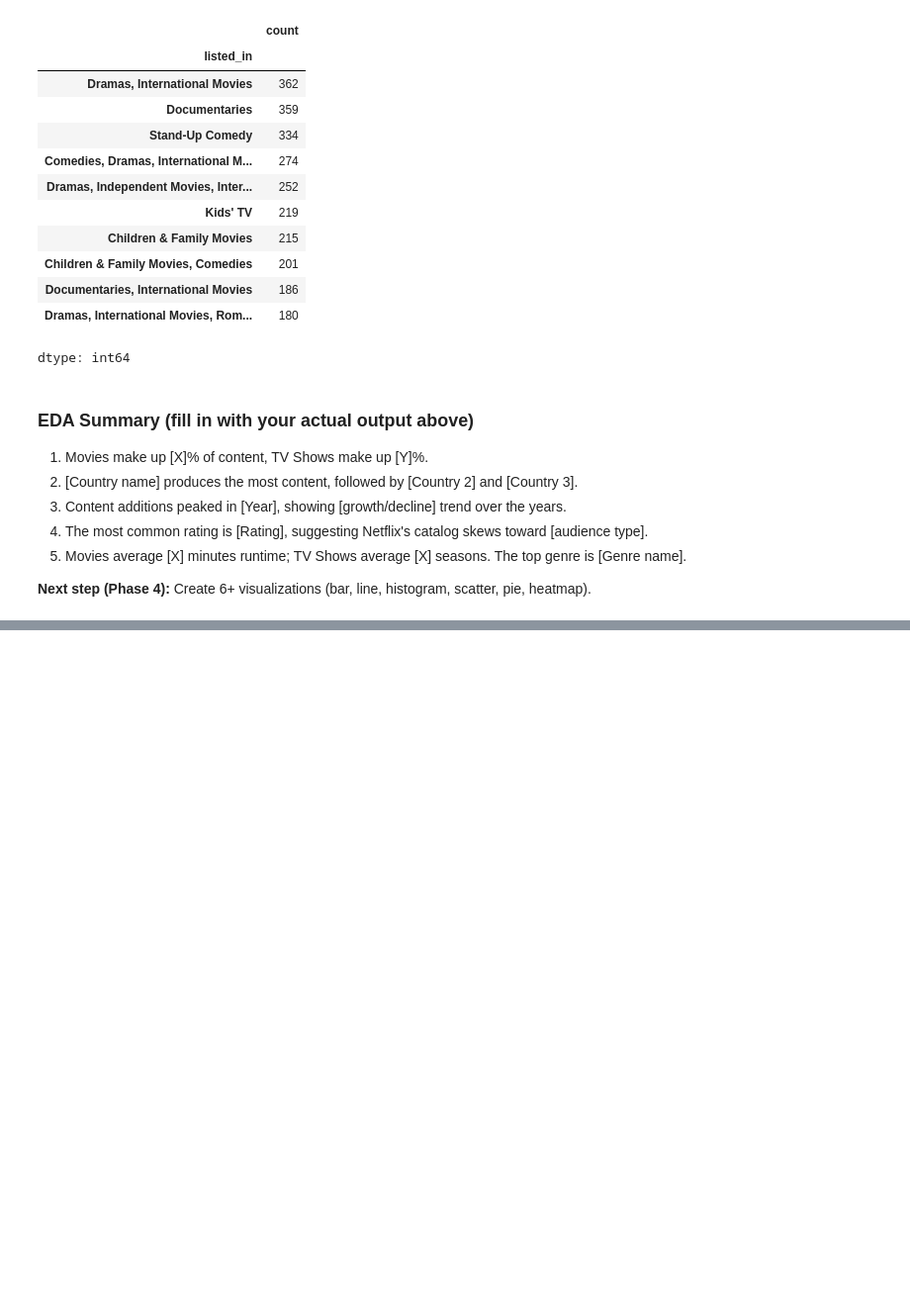
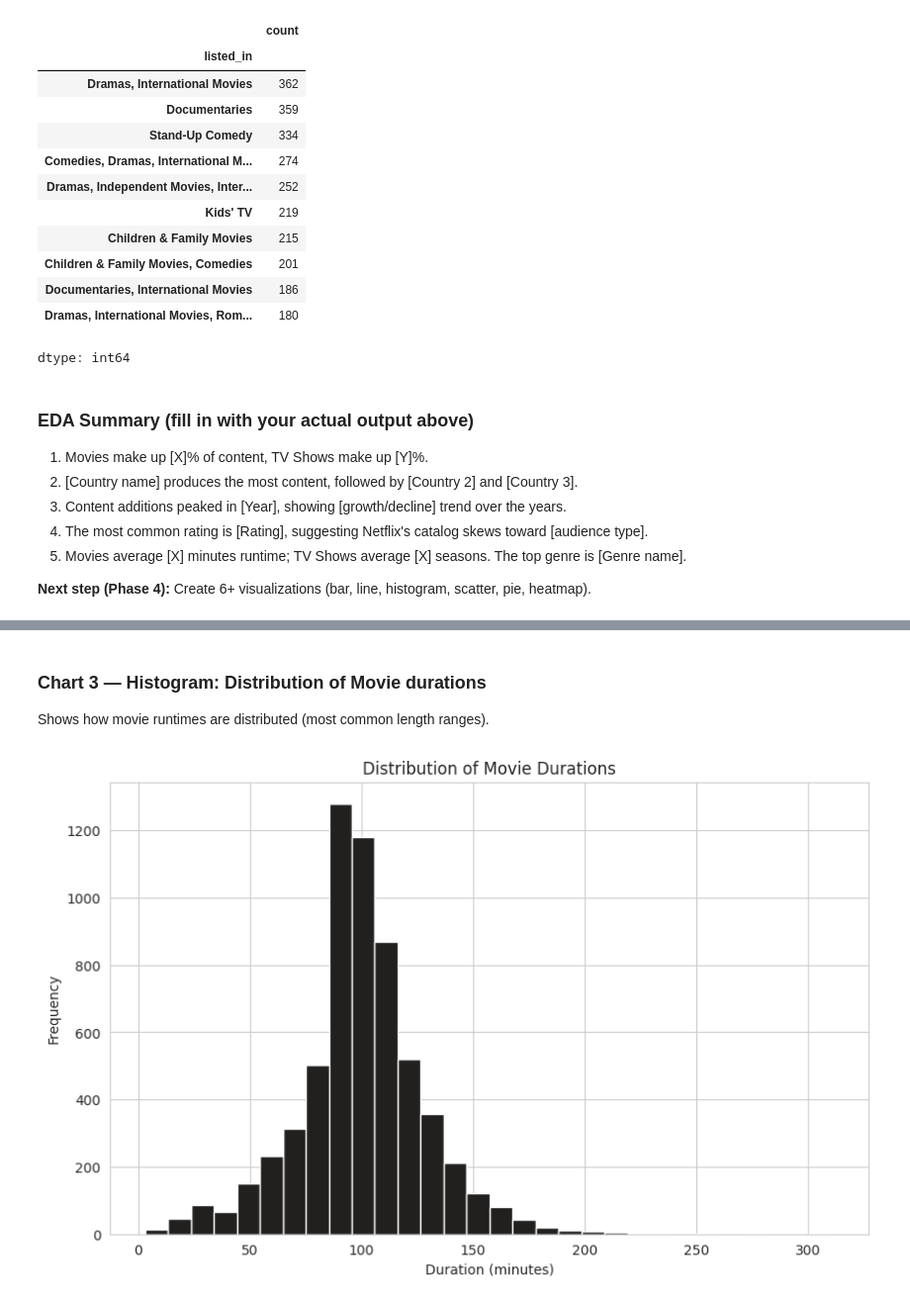
Before and after one commit to Shreekanth-aiml/netflix-eda-project, a Jupyter notebook: notebook.ipynb, the cells around one changed output, grey strips where cells are left out. Shown at 99% size. Saved outputs shown, nothing was run; the diff lists cells and outputs as text; code cells hidden in the pictures; blank space fills up the shorter version.

```diff
--- a/notebook.ipynb
+++ b/notebook.ipynb
@@ -360,0 +395,12 @@ dtype: int64
+# %% [markdown]
+### Chart 3 — Histogram: Distribution of Movie durations
+Shows how movie runtimes are distributed (most common length ranges).
+# %%
+movie_durations = df[df['type'] == 'Movie']['duration_value']
+plt.hist(movie_durations, bins=30, color='#221f1f', edgecolor='white')
+plt.title('Distribution of Movie Durations')
+plt.xlabel('Duration (minutes)')
+plt.ylabel('Frequency')
+plt.show()
+# %% [output]
+[figure, added]
```
Also changed, not shown: parts of 17 cells of this notebook.
